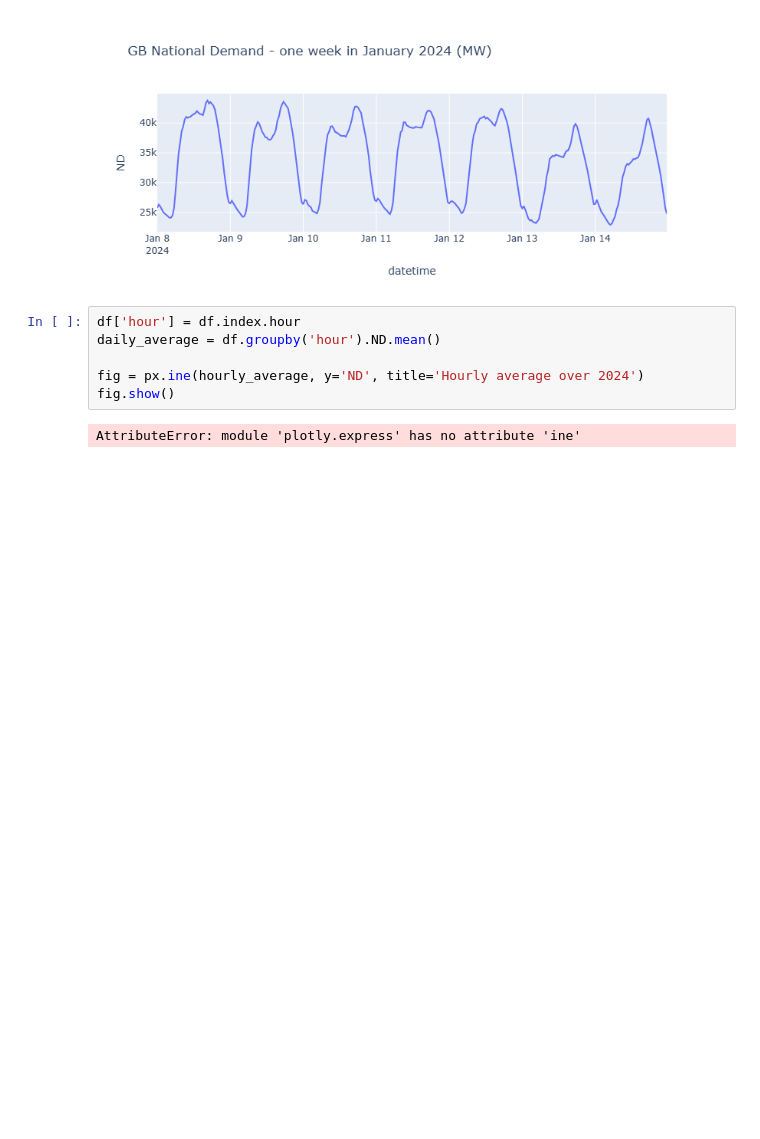
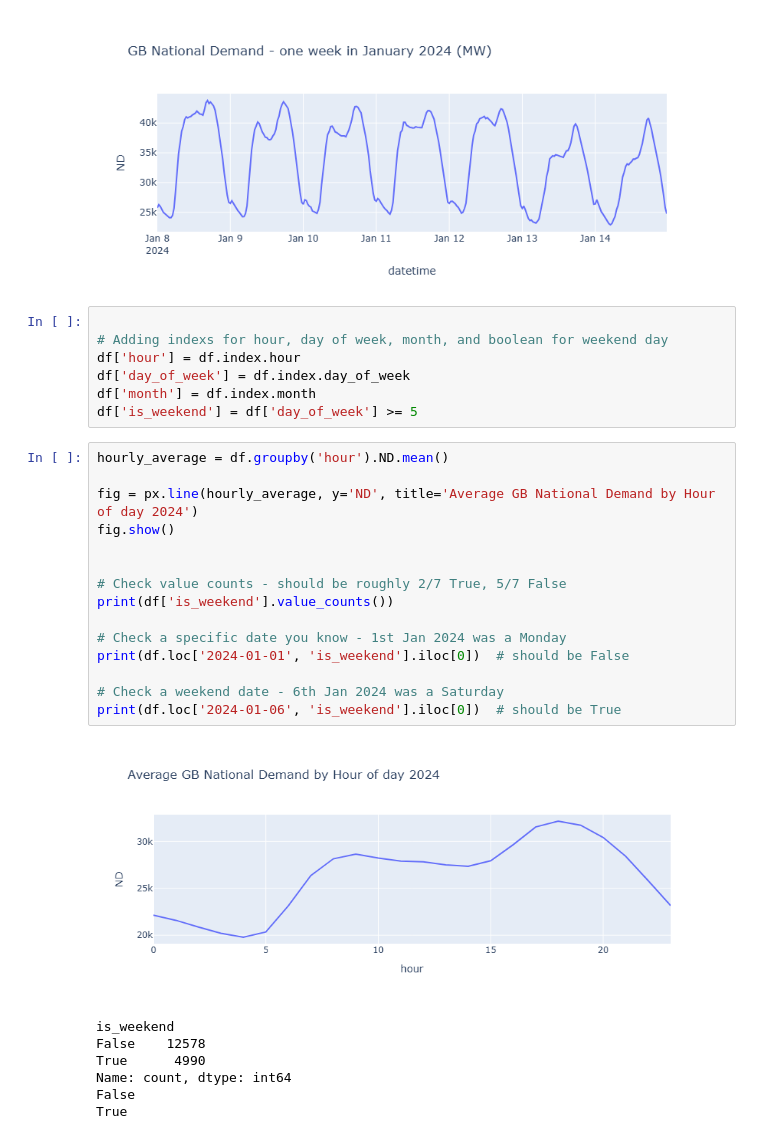
Before and after one commit to jpb-py/energy-forecast, a Jupyter notebook: notebooks/01_exploration.ipynb, the cells around one changed output. Cells and saved outputs as stored; diff of their text form; blank space fills up the shorter version.

Commit message:
add time features: hour, day_of_week, month, is_weekend

```diff
--- a/notebooks/01_exploration.ipynb
+++ b/notebooks/01_exploration.ipynb
@@ -44,10 +44,32 @@ fig.show();
 # %% [output]
 [figure]
 # %%
+
+# Adding indexs for hour, day of week, month, and boolean for weekend day
 df['hour'] = df.index.hour
-daily_average = df.groupby('hour').ND.mean()
-
-fig = px.ine(hourly_average, y='ND', title='Hourly average over 2024')
-fig.show()
+df['day_of_week'] = df.index.day_of_week
+df['month'] = df.index.month
+df['is_weekend'] = df['day_of_week'] >= 5
-# %% [output]
-AttributeError: module 'plotly.express' has no attribute 'ine'
+# %%
+hourly_average = df.groupby('hour').ND.mean()
+
+fig = px.line(hourly_average, y='ND', title='Average GB National Demand by Hour of day 2024')
+fig.show()
+
+
+# Check value counts - should be roughly 2/7 True, 5/7 False
+print(df['is_weekend'].value_counts())
+
+# Check a specific date you know - 1st Jan 2024 was a Monday
+print(df.loc['2024-01-01', 'is_weekend'].iloc[0])  # should be False
+
+# Check a weekend date - 6th Jan 2024 was a Saturday
+print(df.loc['2024-01-06', 'is_weekend'].iloc[0])  # should be True
+# %% [output]
+[figure, added]
+is_weekend
+False    12578
+True      4990
+Name: count, dtype: int64
+False
+True
```
